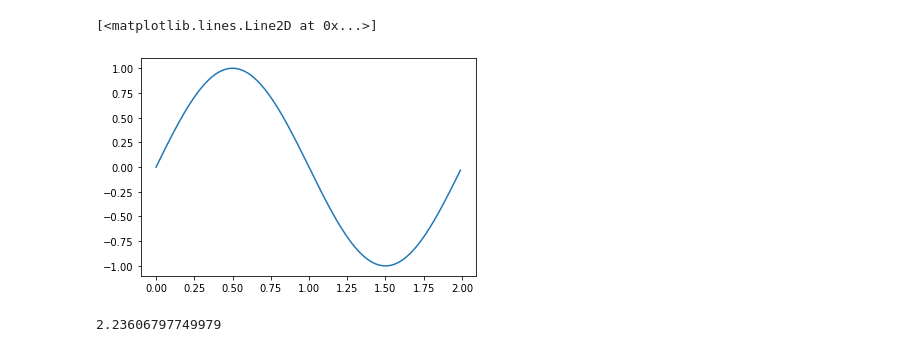
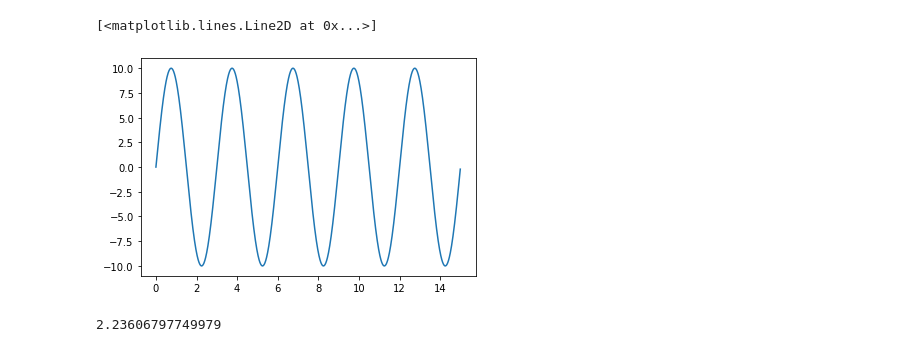
Before and after one commit to sjonany/c-elegans-connectome-opt, a Jupyter notebook: analysis/connectome_opt.ipynb, the cells around one changed output. Cells and saved outputs as stored; diff of their text form; code cells hidden in the pictures.

Commit message:
Used jimin's 3-neuron oscillatory parameter. Verified current setup at least produces oscillation.

```diff
--- a/analysis/connectome_opt.ipynb
+++ b/analysis/connectome_opt.ipynb
@@ -14,36 +14,50 @@ import project_path
 from model.neural_model import NeuralModel
 
 N = 3
-# TODO: Update this to match Jimin's paper
+
 is_inhibitory = np.array([1, 0 ,0])
+dt = 0.01
+simul_ts = 1500
+eval_ts = 1000
+
+# Only the second neuron is receiving constant input
+I_ext = 100000 * np.array([0, 0.03 ,0])
+#I_ext = np.array([30000.0] + [0] * (N-1))
+
 
 def gen_random_connectome(N):
   """
   Return Gg (NxN), Gs (NxN)
   """
-  Gg = np.random.rand(N,N)
-  Gs = np.random.rand(N,N)
 
+  # TODO: Revert this to random
+  # Gg = np.random.rand(N,N)
+  # Gs = np.random.rand(N,N)
+  Gg = np.array([[0, 8, 5],
+                 [8, 0, 2],
+                 [5, 2, 0]])
+  Gs = np.array([[0, 2, 8],
+                 [7, 0, 3],
+                 [7, 7, 0]])
   return (Gg, Gs)
 # %%
 import pylab as plt
 
-dt = 0.01
-def get_gold_dynamics(dt):
+def get_gold_dynamics(simul_ts, dt):
   """
-  Generate 1 period of the golden dynamics
+  Generate the golden dynamics for simul_ts
   The return value is already discretized according to dt
   """
   # Period length in s
-  period_s = 2.0
-  ts = np.arange(0, period_s, dt)
-  return ts, np.sin((2 * np.pi / period_s) * ts)
+  simul_s = simul_ts*dt
+  ts = np.arange(0, simul_s, dt)
+  return ts, 10*np.sin((5 * 2 * np.pi/ simul_s) * ts)
 
-ts, ys = get_gold_dynamics(dt)
+ts, ys = get_gold_dynamics(simul_ts, dt)
 plt.plot(ts, ys)
 # %% [output]
 [<matplotlib.lines.Line2D at 0x...>]
-[figure, old version]
+[figure, new version]
 # %%
 def ts_distance_euclidean(ts1, ts2):
   return np.linalg.norm(ts1 - ts2)
```
Also changed, not shown: parts of 6 cells of this notebook, 1 other file.
